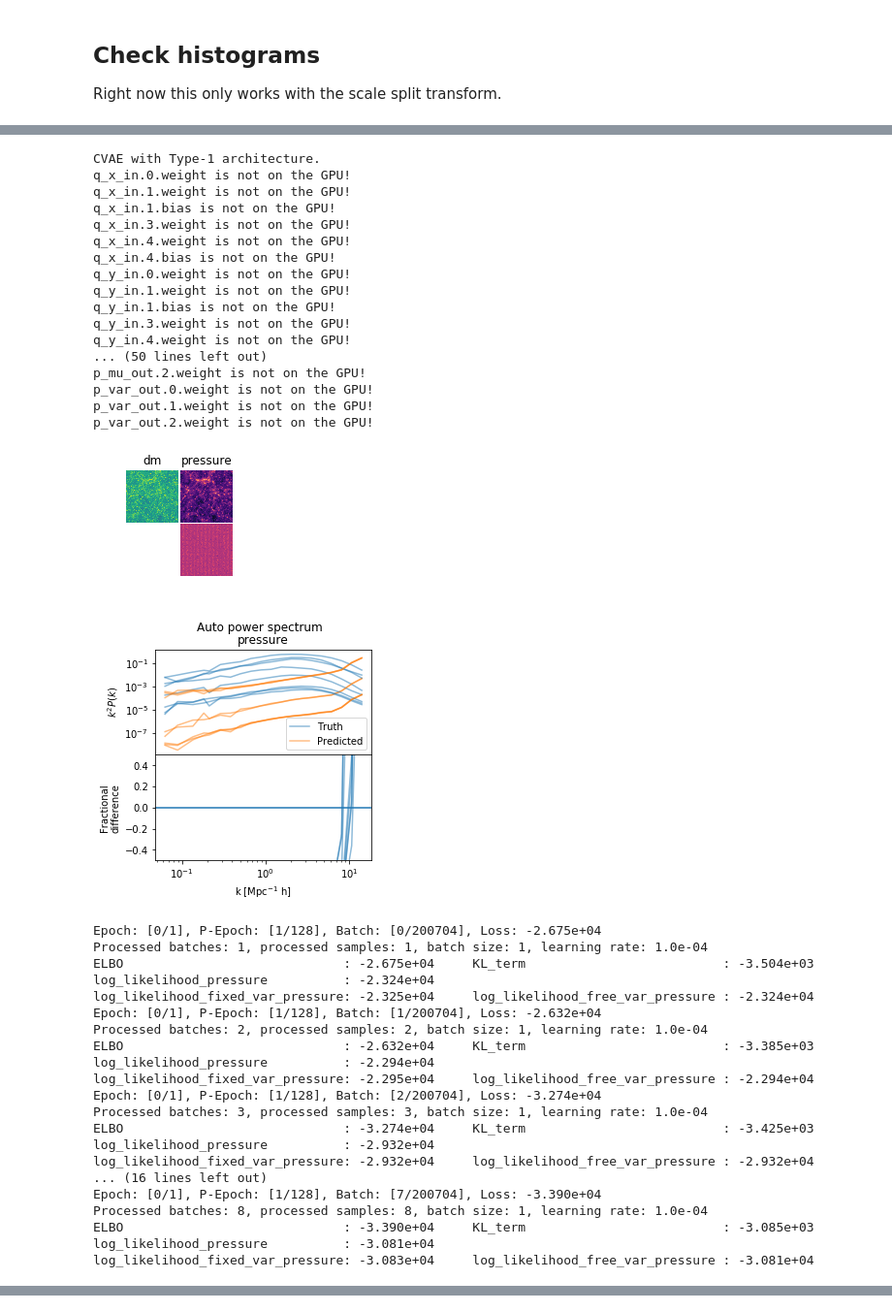
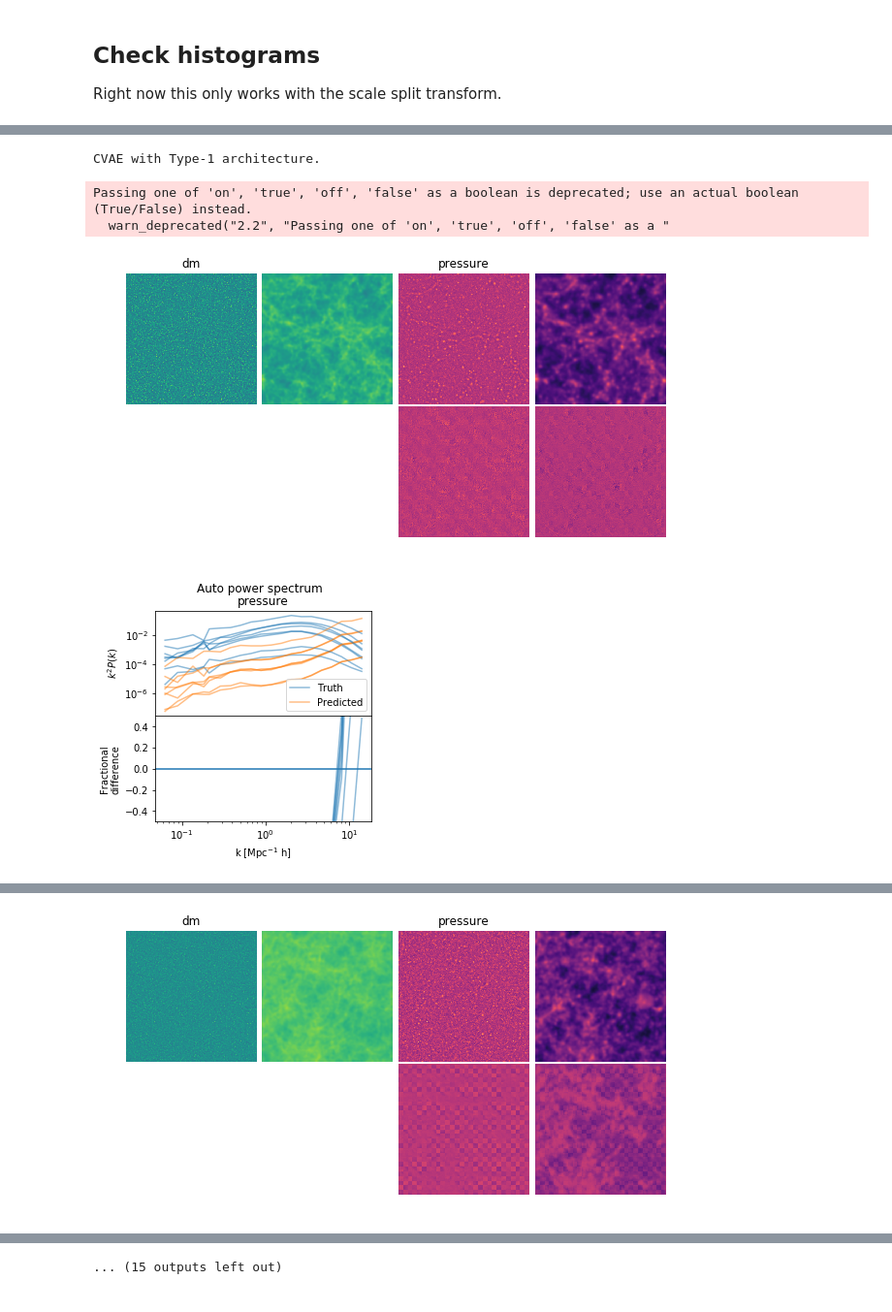
Before and after one commit to tilmantroester/baryon_painter, a Jupyter notebook: notebooks/CVAE_painter.ipynb, the cells around one changed output, grey strips where cells are left out. Shown at 97% size. Cells and saved outputs as stored; diff of their text form; code cells hidden in the pictures.

```diff
--- a/notebooks/CVAE_painter.ipynb
+++ b/notebooks/CVAE_painter.ipynb
@@ -17,7 +17,7 @@ KL doesn't seem to go to zero in pressure only case
 # %%
 import os
 
-machine = "laptop"
+machine = "arrakis"
 
 if machine == "laptop":
     data_path = "../data/training_data/BAHAMAS/stacks_uncompressed/"
@@ -25,7 +25,7 @@ if machine == "laptop":
     compute_device = "cpu"
 
 elif machine == "arrakis":
-    data_path = "../data/training_data/BAHAMAS/stacks/"
+    data_path = "../../painting_baryons/training_data/BAHAMAS/stacks/"
     output_path = "../output/"
     compute_device = "cuda:0"
 
@@ -180,96 +392,66 @@ importlib.reload(baryon_painter.painter)
 # %%
-dtype = torch.float
-
-n_x_feature = len(training_dataset.label_fields)
+n_x_feature = len(training_dataset.label_fields)*n_scale
 
 dim_x = (n_x_feature, training_dataset.tile_size, training_dataset.tile_size)
-dim_y = (1, training_dataset.tile_size, training_dataset.tile_size)
+dim_y = (n_scale, training_dataset.tile_size, training_dataset.tile_size)
 
-dim_z = (1, 128, 128)
+dim_z = (1, 32, 32)
 test_net =         {"type" :        "Type-1",
                     "dim_x" :       dim_x,
                     "dim_y" :       dim_y,
                     "dim_z" :       dim_z,
                     "n_x_features": n_x_feature,
                     "q_x_in" :        cvae.conv_block(n_x_feature, 8, kernel=5)
-                                    + cvae.conv_down(in_channel=8, channels=[16], scales=[4,]),
-                    "q_y_in" :        cvae.conv_block(1, 8, kernel=5)
-                                    + cvae.conv_down(in_channel=8, channels=[16,], scales=[4,]),
+                                    + cvae.conv_down(in_channel=8, channels=[8,16], scales=[4,4]),
+                    "q_y_in" :        cvae.conv_block(n_scale, 8, kernel=5)
+                                    + cvae.conv_down(in_channel=8, channels=[8,16], scales=[4,4]),
                     "q_x_y_out" :     [("residual block", cvae.res_block(32)),
                                        ("residual block", cvae.res_block(32)),
                                       ]
                                     + cvae.conv_block(32, 2*dim_z[0], kernel=5)
                                     + [("unflatten", (2, *dim_z)),],
                     "p_y_in" :      None,
-                    "p_z_in" :      cvae.conv_up(1, channels=[1,], scales=[4,], bias=False, batchnorm=True),
-                    "p_y_z_in" :      cvae.conv_block(2, 16, kernel=5)
+                    "p_z_in" :      cvae.conv_up(1, channels=[1,1], scales=[4,4], bias=False, batchnorm=True),
+                    "p_y_z_in" :      cvae.conv_block(n_scale+1, 16, kernel=5)
                                     + cvae.conv_down(in_channel=16, channels=[32, 64], scales=[2, 2])
                                     + [("residual block", cvae.res_block(64)),
                                        ("residual block", cvae.res_block(64)),
                                       ]
                                     + cvae.conv_up(64, channels=[32, 16], scales=[2,2], bias=False, batchnorm=True, activation="PReLU"),
                     "p_y_z_out" :   (# Mu
                                       cvae.conv_block(16, n_x_feature, kernel=5, bias=False, batchnorm=False, activation="PReLU")
                                     + cvae.conv_block(n_x_feature, n_x_feature, kernel=3, bias=False, batchnorm=False, activation="tanh"),
                                      # Var
                                       cvae.conv_block(16, n_x_feature, kernel=5, bias=False, batchnorm=False, activation="PReLU")
                                     + cvae.conv_block(n_x_feature, n_x_feature, kernel=3, bias=False, batchnorm=False, activation=None)
                                     ),
                     "L" :           1,
                     }
 
 
 # torch.manual_seed(1234)
 # torch.cuda.manual_seed(1234)
 
 painter = baryon_painter.painter.CVAEPainter(training_data_set=training_dataset,
                                              test_data_set=test_dataset,
                                              architecture=test_net,
                                              compute_device=compute_device)
 
-painter.train(n_epoch=1, learning_rate=1e-4, batch_size=1,
+def adaptive_batch_size(pepoch, max_batch_size=16):
+    return min(max_batch_size, 2*(pepoch+1))
+
+painter.train(n_epoch=1, n_pepoch=10, learning_rate=1e-4, batch_size=16,
               adaptive_learning_rate=None, adaptive_batch_size=None,
               pepoch_size=1568,
-              validation_pepochs=[0,1,2], validation_batch_size=8,
-              checkpoint_frequency=1000, statistics_report_frequency=1,
-              loss_plot_frequency=1000, mavg_window_size=20,
+              validation_pepochs=[0,1,2,3,4,5,6,7,8,9], validation_batch_size=8,
+              checkpoint_frequency=2000, statistics_report_frequency=400,
+              loss_plot_frequency=2000, mavg_window_size=20,
               show_plots=True,
-              output_path=None,
+              output_path=output_path,
               verbose=True)
 # %% [output]
 CVAE with Type-1 architecture.
-q_x_in.0.weight is not on the GPU!
-q_x_in.1.weight is not on the GPU!
-q_x_in.1.bias is not on the GPU!
-q_x_in.3.weight is not on the GPU!
-q_x_in.4.weight is not on the GPU!
-q_x_in.4.bias is not on the GPU!
-q_y_in.0.weight is not on the GPU!
-q_y_in.1.weight is not on the GPU!
-q_y_in.1.bias is not on the GPU!
-q_y_in.3.weight is not on the GPU!
-q_y_in.4.weight is not on the GPU!
-... (50 lines left out)
-p_mu_out.2.weight is not on the GPU!
-p_var_out.0.weight is not on the GPU!
-p_var_out.1.weight is not on the GPU!
-p_var_out.2.weight is not on the GPU!
+Passing one of 'on', 'true', 'off', 'false' as a boolean is deprecated; use an actual boolean (True/False) instead.
+  warn_deprecated("2.2", "Passing one of 'on', 'true', 'off', 'false' as a "
-[figure, old version]
+[figure, new version]
-[figure, old version]
+[figure, new version]
-Epoch: [0/1], P-Epoch: [1/128], Batch: [0/200704], Loss: -2.675e+04
-Processed batches: 1, processed samples: 1, batch size: 1, learning rate: 1.0e-04
-ELBO                             : -2.675e+04     KL_term                          : -3.504e+03     log_likelihood_pressure          : -2.324e+04
-log_likelihood_fixed_var_pressure: -2.325e+04     log_likelihood_free_var_pressure : -2.324e+04
-Epoch: [0/1], P-Epoch: [1/128], Batch: [1/200704], Loss: -2.632e+04
-Processed batches: 2, processed samples: 2, batch size: 1, learning rate: 1.0e-04
-ELBO                             : -2.632e+04     KL_term                          : -3.385e+03     log_likelihood_pressure          : -2.294e+04
-log_likelihood_fixed_var_pressure: -2.295e+04     log_likelihood_free_var_pressure : -2.294e+04
-Epoch: [0/1], P-Epoch: [1/128], Batch: [2/200704], Loss: -3.274e+04
-Processed batches: 3, processed samples: 3, batch size: 1, learning rate: 1.0e-04
-ELBO                             : -3.274e+04     KL_term                          : -3.425e+03     log_likelihood_pressure          : -2.932e+04
-log_likelihood_fixed_var_pressure: -2.932e+04     log_likelihood_free_var_pressure : -2.932e+04
-... (16 lines left out)
-Epoch: [0/1], P-Epoch: [1/128], Batch: [7/200704], Loss: -3.390e+04
-Processed batches: 8, processed samples: 8, batch size: 1, learning rate: 1.0e-04
-ELBO                             : -3.390e+04     KL_term                          : -3.085e+03     log_likelihood_pressure          : -3.081e+04
-log_likelihood_fixed_var_pressure: -3.083e+04     log_likelihood_free_var_pressure : -3.081e+04
@@ -276,0 +475 @@ KeyboardInterrupt:
+[figure, added]
@@ -276,0 +514 @@ KeyboardInterrupt:
+... (15 outputs left out)
```
Also changed, not shown: parts of 20 cells of this notebook, 4 other files.
